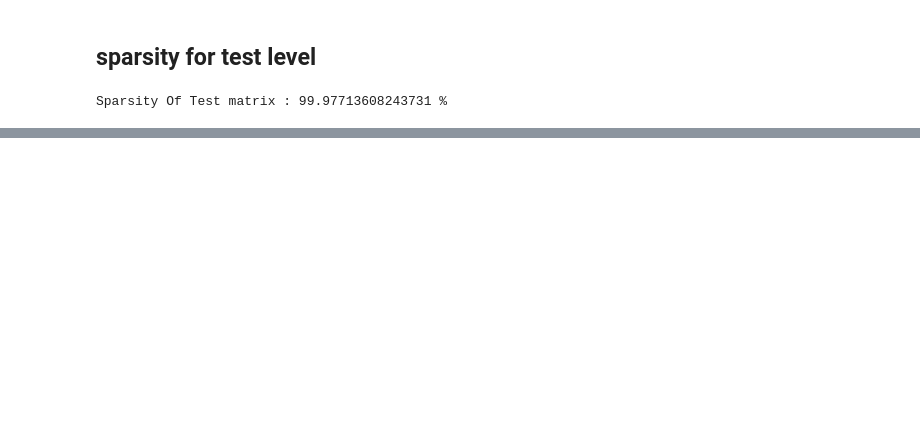
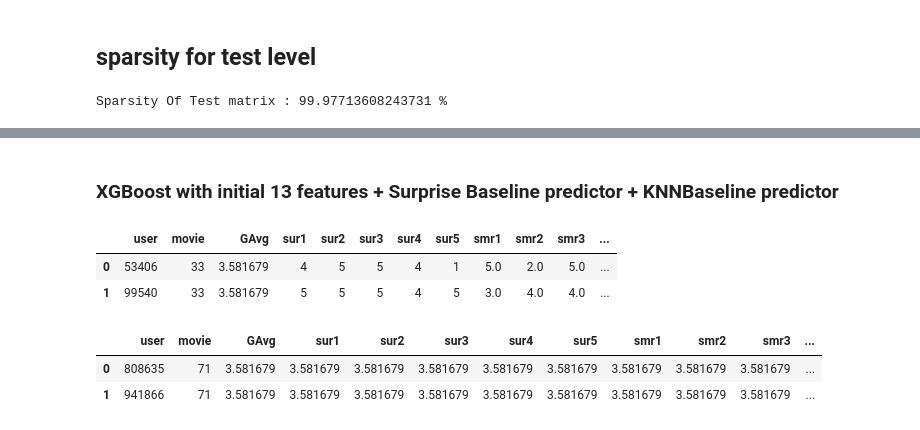
Before and after one commit to kartik1611/Movie-Recommendation, a Jupyter notebook: Netflix Recommendation.ipynb, the cells around one changed output, grey strips where cells are left out. Saved outputs shown, nothing was run; the diff lists cells and outputs as text; code cells hidden in the pictures; blank space fills up the shorter version.

```diff
--- a/Netflix Recommendation.ipynb
+++ b/Netflix Recommendation.ipynb
@@ -336,0 +1081,14 @@ Sparsity Of Test matrix : 99.97713608243731 %
+# %%
+from surprise import KNNBaseline
+sim_options = {'user_based' : True,
+               'name': 'pearson_baseline',
+               'shrinkage': 100,
+               'min_support': 2
+              }
+bsl_options = {'method': 'sgd'}
+
+knn_bsl_u = KNNBaseline(k=40, sim_options = sim_options, bsl_options = bsl_options)
+knn_bsl_u_train_results, knn_bsl_u_test_results = run_surprise(knn_bsl_u, trainset, testset, verbose=True)
+
+models_evaluation_train['knn_bsl_u'] = knn_bsl_u_train_results
+models_evaluation_test['knn_bsl_u'] = knn_bsl_u_test_results
@@ -336,0 +1115,15 @@ Sparsity Of Test matrix : 99.97713608243731 %
+# %%
+sim_options = {'user_based' : False,
+               'name': 'pearson_baseline',
+               'shrinkage': 100,
+               'min_support': 2
+              }
+bsl_options = {'method': 'sgd'}
+
+
+knn_bsl_m = KNNBaseline(k=40, sim_options = sim_options, bsl_options = bsl_options)
+
+knn_bsl_m_train_results, knn_bsl_m_test_results = run_surprise(knn_bsl_m, trainset, testset, verbose=True)
+
+models_evaluation_train['knn_bsl_m'] = knn_bsl_m_train_results
+models_evaluation_test['knn_bsl_m'] = knn_bsl_m_test_results
@@ -336,0 +1148,21 @@ Sparsity Of Test matrix : 99.97713608243731 %
+# %% [markdown]
+### XGBoost with initial 13 features + Surprise Baseline predictor + KNNBaseline predictor
+# %%
+# add the predicted values from both knns to this dataframe
+reg_train['knn_bsl_u'] = models_evaluation_train['knn_bsl_u']['predictions']
+reg_train['knn_bsl_m'] = models_evaluation_train['knn_bsl_m']['predictions']
+
+reg_train.head(2)
+# %% [output]
+|  | user | movie | GAvg | sur1 | sur2 | sur3 | sur4 | sur5 | smr1 | smr2 | smr3 | ... |
+| 0 | 53406 | 33 | 3.581679 | 4 | 5 | 5 | 4 | 1 | 5.0 | 2.0 | 5.0 | ... |
+| 1 | 99540 | 33 | 3.581679 | 5 | 5 | 5 | 4 | 5 | 3.0 | 4.0 | 4.0 | ... |
+# %%
+reg_test_df['knn_bsl_u'] = models_evaluation_test['knn_bsl_u']['predictions']
+reg_test_df['knn_bsl_m'] = models_evaluation_test['knn_bsl_m']['predictions']
+
+reg_test_df.head(2)
+# %% [output]
+|  | user | movie | GAvg | sur1 | sur2 | sur3 | sur4 | sur5 | smr1 | smr2 | smr3 | ... |
+| 0 | 808635 | 71 | 3.581679 | 3.581679 | 3.581679 | 3.581679 | 3.581679 | 3.581679 | 3.581679 | 3.581679 | 3.581679 | ... |
+| 1 | 941866 | 71 | 3.581679 | 3.581679 | 3.581679 | 3.581679 | 3.581679 | 3.581679 | 3.581679 | 3.581679 | 3.581679 | ... |
```
Also changed, not shown: parts of 70 cells of this notebook.
